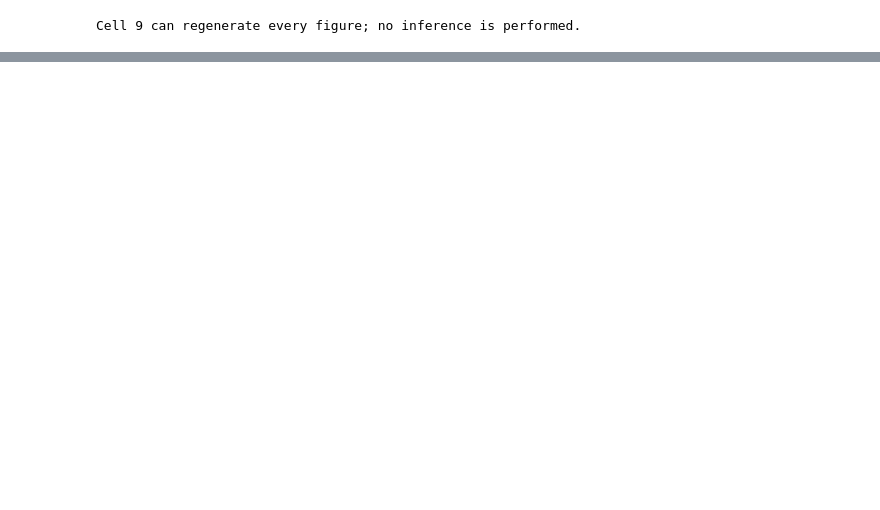
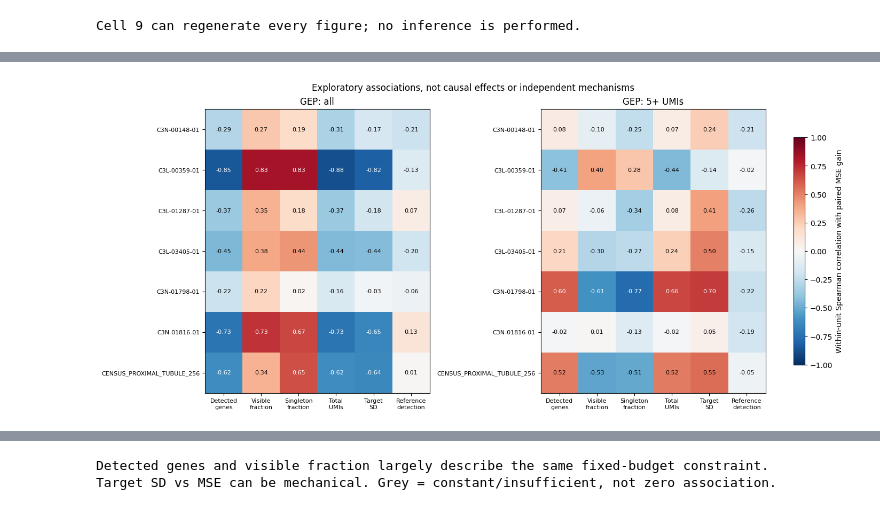
Before and after one commit to AkashPrasad2/scgpt-cna, a Jupyter notebook: notebooks/08-baseline.ipynb, the cells around one changed output, grey strips where cells are left out. Cells and saved outputs as stored; diff of their text form; code cells hidden in the pictures; blank space fills up the shorter version.

Commit message:
Diagnosing causes of error in scGPT and baseline with visualizations

```diff
--- a/notebooks/08-baseline.ipynb
+++ b/notebooks/08-baseline.ipynb
@@ -1003,0 +1154,38 @@ Cell 9 can regenerate every figure; no inference is performed.
+# %%
+# 3 — Compact associations across all properties/groups; one correlation per unit, never pooled.
+p1_associations=[]
+for (sid,head,group),part in P1.groupby(["sample_id","method","count_group"]):
+    for feature in P1_FEATURE_LABELS:
+        for outcome in ["MSE","baseline_MSE","gain"]:
+            finite=part[[feature,outcome]].replace([np.inf,-np.inf],np.nan).dropna()
+            valid=len(finite)>=8 and finite[feature].nunique()>1 and finite[outcome].nunique()>1
+            rho=finite[feature].rank().corr(finite[outcome].rank()) if valid else np.nan
+            p1_associations.append({"sample_id":sid,"head":head,"count_group":group,"feature":feature,
+                "outcome":outcome,"n_cells":len(finite),"n_unique_x":finite[feature].nunique(),
+                "spearman_rho":rho,"status":"descriptive" if valid else "constant_or_insufficient"})
+P1_ASSOCIATIONS=pd.DataFrame(p1_associations)
+P1_ASSOCIATIONS.to_csv(P1_OUT/"within_unit_spearman.csv",index=False)
+features=list(P1_FEATURE_LABELS)
+fig,axes=plt.subplots(1,2,figsize=(14,max(4,len(P1_ORDER)*.6+2)),constrained_layout=True)
+cmap=plt.get_cmap("RdBu_r").copy();cmap.set_bad("#eeeeee")
+for ax,group in zip(axes,["all","5+ UMIs"]):
+    part=P1_ASSOCIATIONS.loc[P1_ASSOCIATIONS['head'].eq(P1_HEAD)&P1_ASSOCIATIONS.count_group.eq(group)&P1_ASSOCIATIONS.outcome.eq("gain")]
+    table=part.pivot(index="sample_id",columns="feature",values="spearman_rho").reindex(index=P1_ORDER,columns=features)
+    im=ax.imshow(np.ma.masked_invalid(table.to_numpy()),vmin=-1,vmax=1,cmap=cmap,aspect="auto")
+    ax.set(xticks=range(len(features)),xticklabels=["Detected\ngenes","Visible\nfraction","Singleton\nfraction","Total\nUMIs","Target\nSD","Reference\ndetection"],
+           yticks=range(len(P1_ORDER)),yticklabels=P1_ORDER,title=f"{P1_HEAD}: {group}")
+    ax.tick_params(labelsize=8)
+    for i in range(len(table)):
+        for j in range(len(features)):
+            value=table.iloc[i,j]
+            if np.isfinite(value):ax.text(j,i,f"{value:.2f}",ha="center",va="center",fontsize=8,color="white" if abs(value)>.6 else "black")
+fig.colorbar(im,ax=axes,label="Within-unit Spearman correlation with paired MSE gain",shrink=.8)
+fig.suptitle("Exploratory associations, not causal effects or independent mechanisms",fontsize=12)
+fig.savefig(P1_OUT/f"gain_associations_{P1_HEAD}.png",dpi=220,bbox_inches="tight")
+fig.savefig(P1_OUT/f"gain_associations_{P1_HEAD}.pdf",bbox_inches="tight")
+plt.show();plt.close(fig)
+display(P1_ASSOCIATIONS.loc[P1_ASSOCIATIONS['head'].eq(P1_HEAD)&P1_ASSOCIATIONS.count_group.eq("all")&P1_ASSOCIATIONS.outcome.eq("gain")].round(3))
+print("Detected genes and visible fraction largely describe the same fixed-budget constraint.")
+print("Target SD vs MSE can be mechanical. Grey = constant/insufficient, not zero association.")
+# %% [output]
+[figure, added]
@@ -1003,0 +1209,2 @@ Cell 9 can regenerate every figure; no inference is performed.
+Detected genes and visible fraction largely describe the same fixed-budget constraint.
+Target SD vs MSE can be mechanical. Grey = constant/insufficient, not zero association.
```
Also changed, not shown: parts of 6 cells of this notebook.
